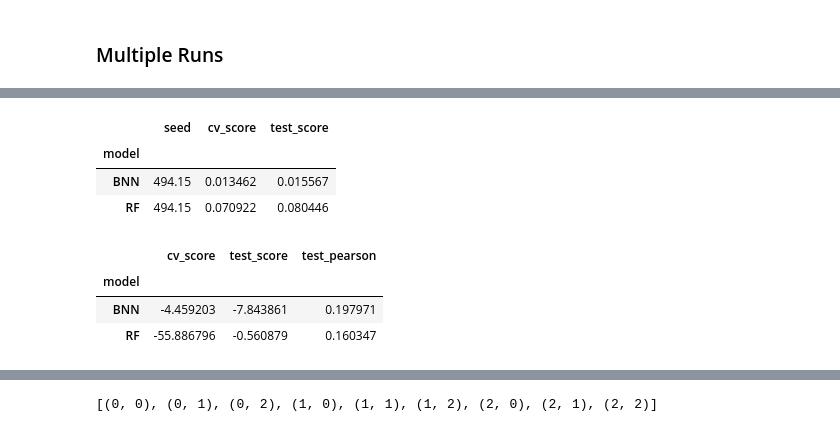
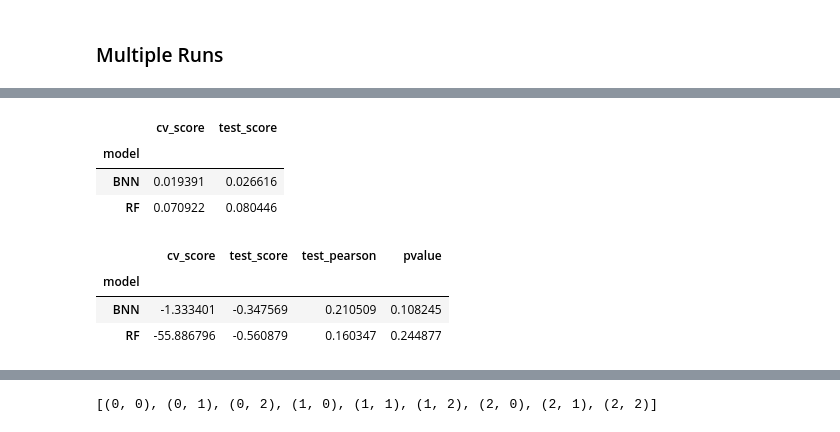
Before and after one commit to Habush/moses-incons-pen-xp, a Jupyter notebook: notebooks/variable_selection/cancer/nn/7_bnn_sgmcmc_tcga.ipynb, the cells around one changed output, grey strips where cells are left out. Saved outputs shown, nothing was run; the diff lists cells and outputs as text; code cells hidden in the pictures.

```diff
--- a/notebooks/variable_selection/cancer/nn/7_bnn_sgmcmc_tcga.ipynb
+++ b/notebooks/variable_selection/cancer/nn/7_bnn_sgmcmc_tcga.ipynb
@@ -910,14 +910,17 @@ Error:
-# %%
-bnn_exp_df.groupby(["model"]).mean()
-# %% [output]
-|  | seed | cv_score | test_score |
-| model |  |  |  |
-| BNN | 494.15 | 0.013462 | 0.015567 |
-| RF | 494.15 | 0.070922 | 0.080446 |
+# %%
+save_dir = f"{data_dir}/exp_data_5/cancer/ccle"
+bnn_exp_df = pd.read_csv(f"{save_dir}/res_bnn_exp_summary.csv")
+bnn_exp_df.groupby(["model"])[["cv_score", "test_score"]].mean()
+# %% [output]
+|  | cv_score | test_score |
+| model |  |  |
+| BNN | 0.019391 | 0.026616 |
+| RF | 0.070922 | 0.080446 |
 # %%
-bnn_gp_df.groupby(["model"])["cv_score", "test_score", "test_pearson"].mean()
+bnn_gp_df = pd.read_csv(f"{save_dir}/res_bnn_gp_summary.csv")
+bnn_gp_df.groupby(["model"])["cv_score", "test_score", "test_pearson", "pvalue"].mean()
 # %% [output]
-|  | cv_score | test_score | test_pearson |
-| model |  |  |  |
-| BNN | -4.459203 | -7.843861 | 0.197971 |
-| RF | -55.886796 | -0.560879 | 0.160347 |
+|  | cv_score | test_score | test_pearson | pvalue |
+| model |  |  |  |  |
+| BNN | -1.333401 | -0.347569 | 0.210509 | 0.108245 |
+| RF | -55.886796 | -0.560879 | 0.160347 | 0.244877 |
```
Also changed, not shown: parts of 76 cells of this notebook, 20 other files.
